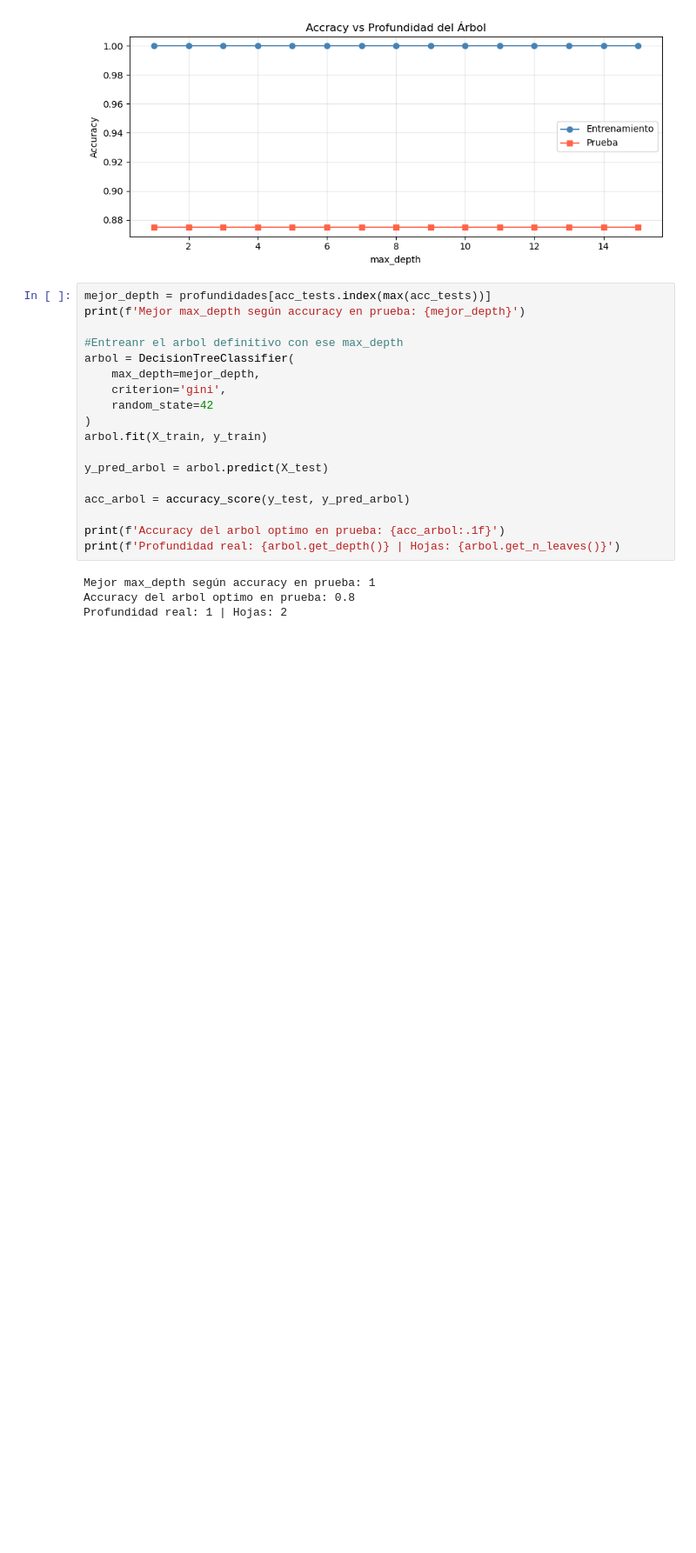
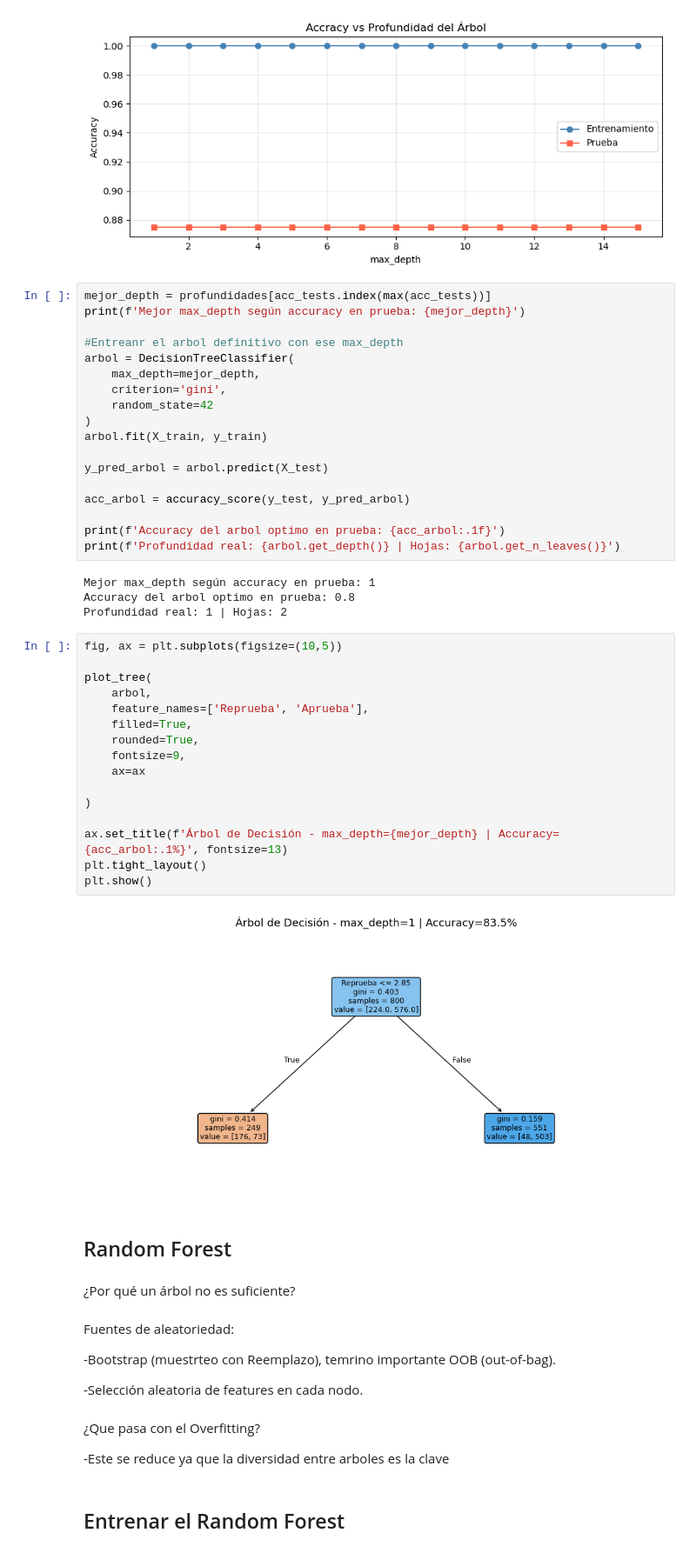
Before and after one commit to Jorge0827/MasterIA-Cohorte7, a Jupyter notebook: Unidad 3/Clase2/Clase_2_Arboles_Ensembles.ipynb, the cells around one changed output. Shown at 87% size. Drawn from its saved outputs; the diff is of its cells as text; blank space fills up the shorter version.

Commit message:
Arboles, Ensembles Finalizada la clase

```diff
--- a/Unidad 3/Clase2/Clase_2_Arboles_Ensembles.ipynb
+++ b/Unidad 3/Clase2/Clase_2_Arboles_Ensembles.ipynb
@@ -192,3 +192,37 @@ print(f'Profundidad real: {arbol.get_depth()} | Hojas: {arbol.get_n_leaves()}')
 Mejor max_depth según accuracy en prueba: 1
 Accuracy del arbol optimo en prueba: 0.8
 Profundidad real: 1 | Hojas: 2
+# %%
+fig, ax = plt.subplots(figsize=(10,5))
+
+plot_tree(
+    arbol,
+    feature_names=['Reprueba', 'Aprueba'],
+    filled=True,
+    rounded=True,
+    fontsize=9,
+    ax=ax
+
+)
+
+ax.set_title(f'Árbol de Decisión - max_depth={mejor_depth} | Accuracy={acc_arbol:.1%}', fontsize=13)
+plt.tight_layout()
+plt.show()
+# %% [output]
+[figure, added]
+# %% [markdown]
+## Random Forest
+# %% [markdown]
+¿Por qué un árbol no es suficiente?
+# %% [markdown]
+Fuentes de aleatoriedad:
+
+-Bootstrap (muestrteo con Reemplazo), temrino importante OOB (out-of-bag).
+
+-Selección aleatoria de features en cada nodo.
+# %% [markdown]
+¿Que pasa con el Overfitting?
+
+-Este se reduce ya que la diversidad entre arboles es la clave
+# %% [markdown]
+## Entrenar el Random Forest
```
Also changed, not shown: parts of 1 cell of this notebook.
